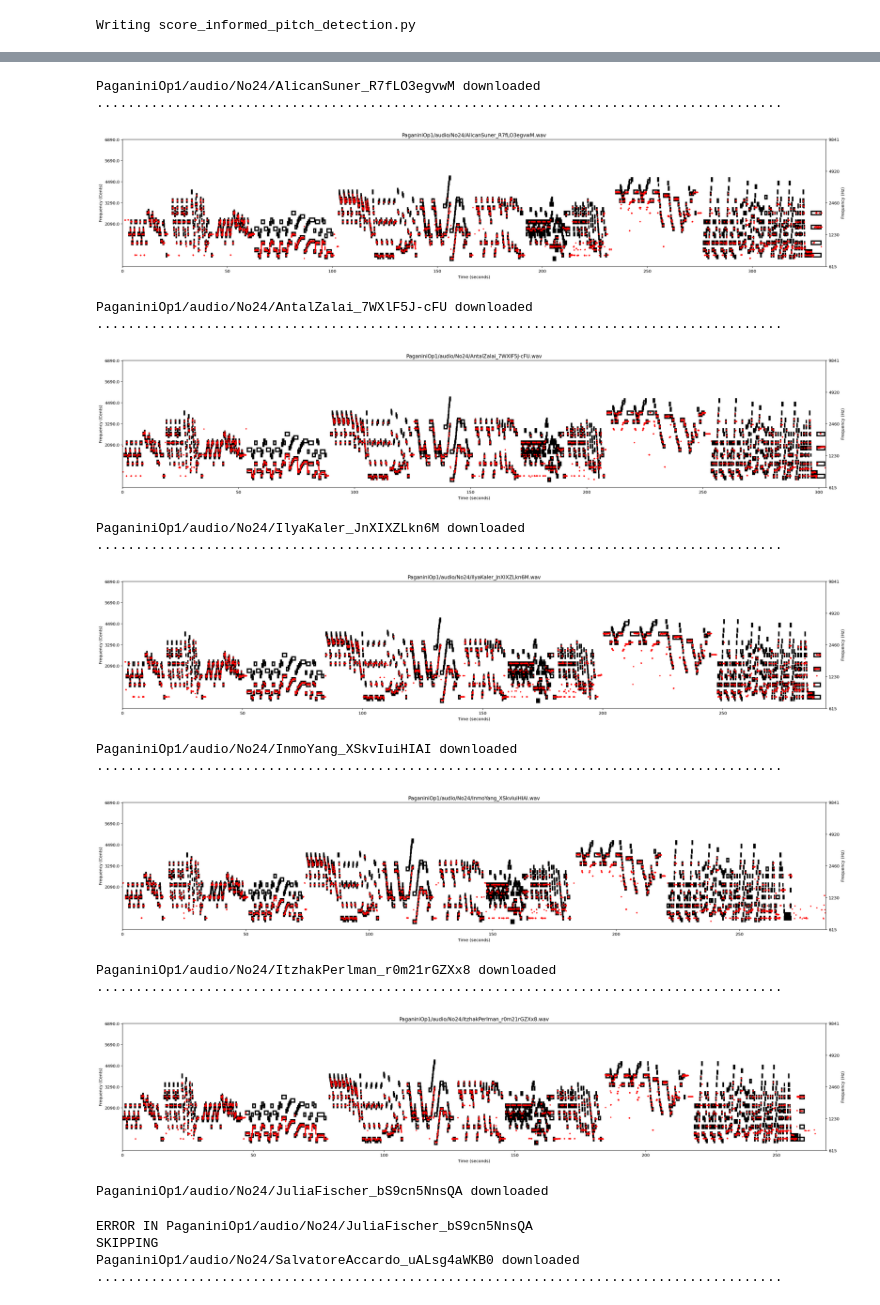
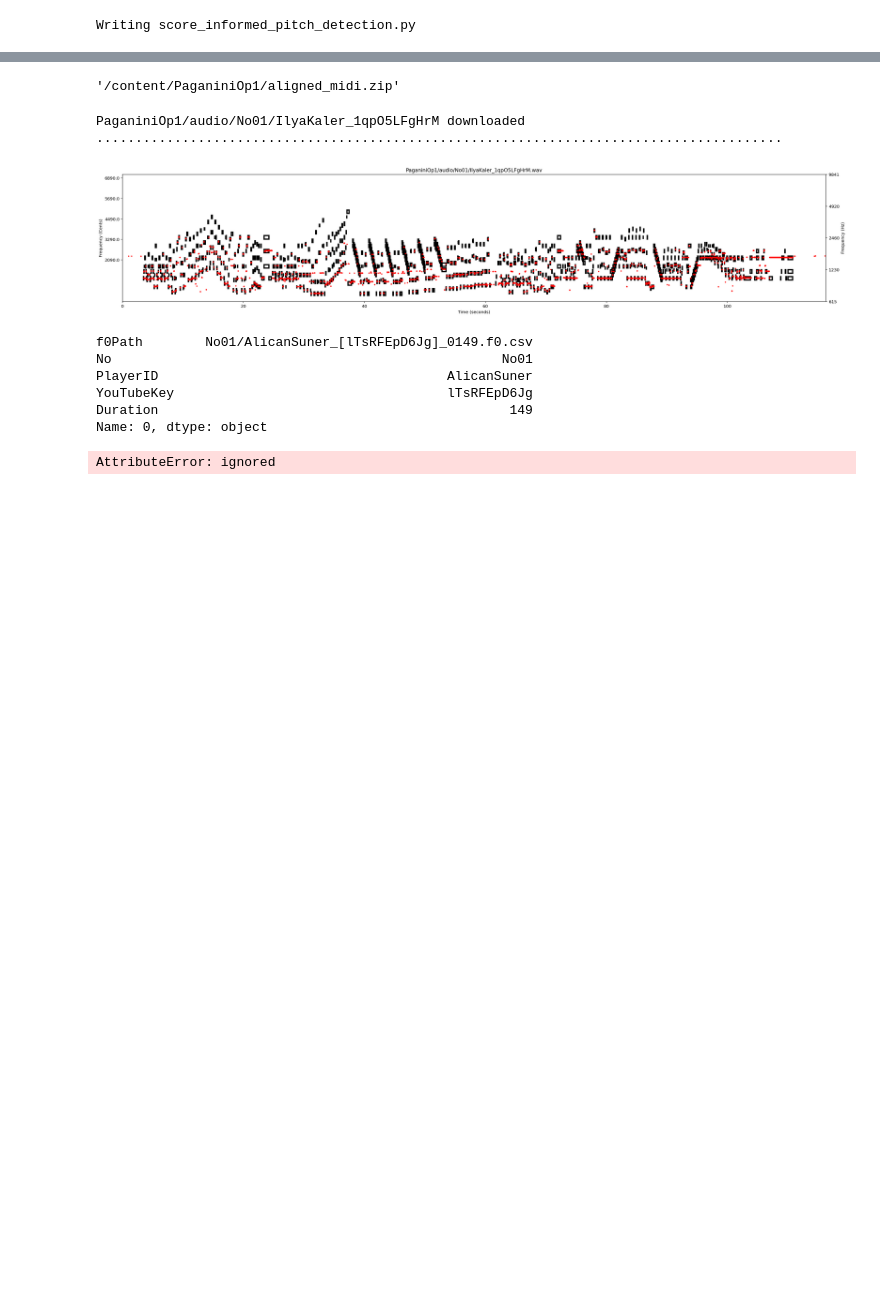
Before and after one commit to nctamer/PaganiniOp1, a Jupyter notebook: alignment.ipynb, the cells around one changed output, grey strips where cells are left out. Saved outputs shown, nothing was run; the diff lists cells and outputs as text; code cells hidden in the pictures; blank space fills up the shorter version.

Commit message:
aligned midi files sound shit :(

```diff
--- a/alignment.ipynb
+++ b/alignment.ipynb
@@ -560,36 +653,28 @@ def align_midi(midi_path, audio_path, f0_path=None, offset=0, duration=None, deb
+# %%
+import shutil
+shutil.make_archive(os.path.join(method_path, 'aligned_midi'),
+                    'zip', os.path.join(method_path, 'aligned_midi'))
+# %% [output]
+'/content/PaganiniOp1/aligned_midi.zip'
 # %%
-for no in ['No24', 'No01', 'No02']:
-  midi_path = os.path.join("PaganiniOp1", 'midi', no+'.mid')
-  recordings = df[df['No'] == no]
-  for i, row in recordings.iterrows():
-      f0_path = os.path.join(f0_dir, row.f0Path)
-      player, key = row.PlayerID, row.YouTubeKey
-      audio_name = os.path.join('PaganiniOp1', 'audio', no, player+'_'+key)
-      !yt-dlp https://www.youtube.com/watch?v={key} -x --audio-format wav --audio-quality 0   -o "{audio_name}.%(ext)s"  &> /dev/null
-      print(audio_name, 'downloaded')
-      try:
-          align_midi(midi_path, audio_name+'.wav', f0_path, debug=True, offset=0, duration=None, f0_threshold=0.7)
-      except FileNotFoundError:
-          print('ERROR IN', audio_name)
-          print('SKIPPING')
+no = 'No01'
+midi_path = os.path.join("PaganiniOp1", 'midi', no+'.mid')
+recordings = df[df['No'] == no]
+row = recordings.iloc[2]
+f0_path = os.path.join(f0_dir, row.f0Path)
+player, key = row.PlayerID, row.YouTubeKey
+audio_name = os.path.join('PaganiniOp1', 'audio', no, player+'_'+key)
+!yt-dlp https://www.youtube.com/watch?v={key} -x --audio-format wav --audio-quality 0   -o "{audio_name}.%(ext)s"  &> /dev/null
+print(audio_name, 'downloaded')
+aligned_midi = align_midi(midi_path, audio_name+'.wav', f0_path, debug=True, offset=0, duration=None, f0_threshold=0.7)
 # %% [output]
-PaganiniOp1/audio/No24/AlicanSuner_R7fLO3egvwM downloaded
+PaganiniOp1/audio/No01/IlyaKaler_1qpO5LFgHrM downloaded
 ........................................................................................
-[figure, old version]
+[figure, new version]
-PaganiniOp1/audio/No24/AntalZalai_7WXlF5J-cFU downloaded
-........................................................................................
+f0Path        No01/AlicanSuner_[lTsRFEpD6Jg]_0149.f0.csv
+No                                                  No01
+PlayerID                                     AlicanSuner
+YouTubeKey                                   lTsRFEpD6Jg
+Duration                                             149
+Name: 0, dtype: object
-[figure, removed]
-PaganiniOp1/audio/No24/IlyaKaler_JnXIXZLkn6M downloaded
-........................................................................................
+AttributeError: ignored
-[figure, removed]
-PaganiniOp1/audio/No24/InmoYang_XSkvIuiHIAI downloaded
-........................................................................................
-[figure, removed]
-PaganiniOp1/audio/No24/ItzhakPerlman_r0m21rGZXx8 downloaded
-........................................................................................
-[figure, removed]
-PaganiniOp1/audio/No24/JuliaFischer_bS9cn5NnsQA downloaded
-ERROR IN PaganiniOp1/audio/No24/JuliaFischer_bS9cn5NnsQA
-SKIPPING
-PaganiniOp1/audio/No24/SalvatoreAccardo_uALsg4aWKB0 downloaded
-........................................................................................
```
Also changed, not shown: parts of 3 cells of this notebook.
